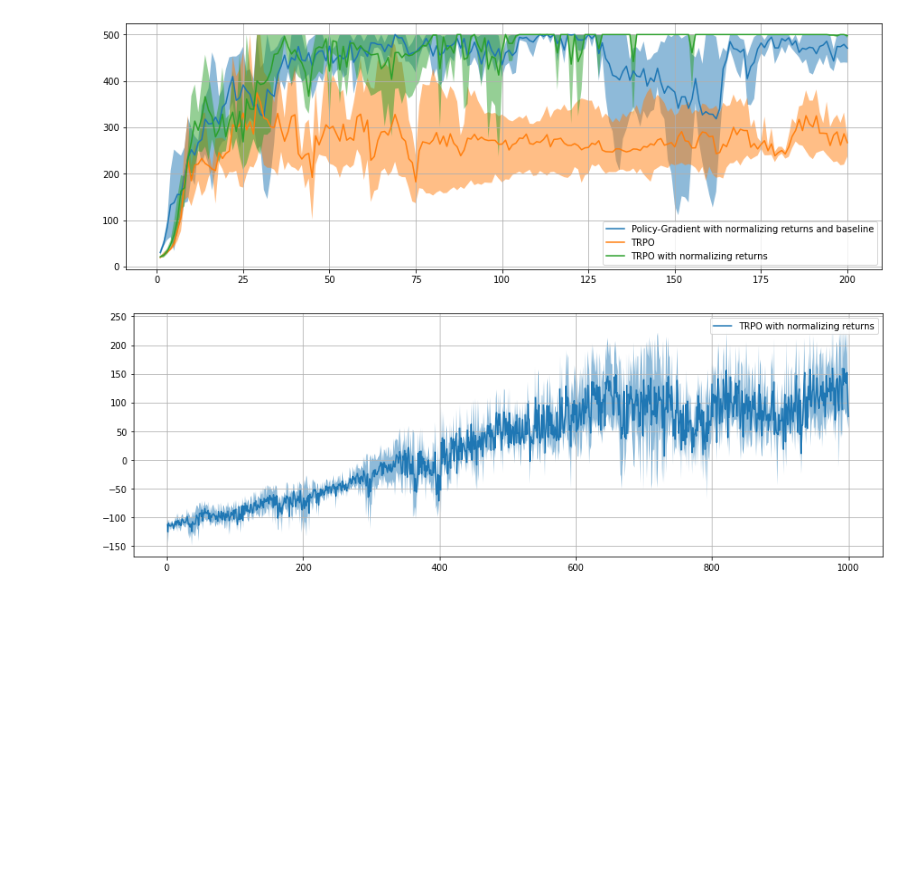
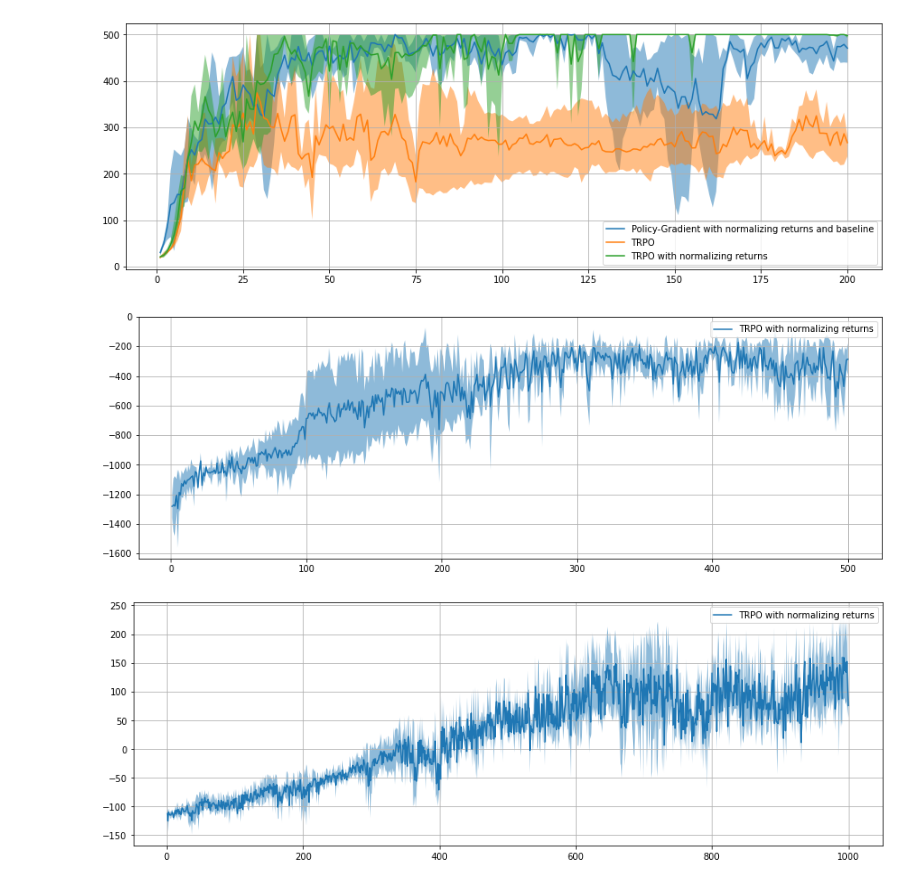
Before and after one commit to hcnoh/rl-collection-pytorch, a Jupyter notebook: results.ipynb, the cells around one changed output. Cells and saved outputs as stored; diff of their text form; code cells hidden in the pictures; blank space fills up the shorter version.

Commit message:
added the pendulum result and modified trpo.py

```diff
--- a/results.ipynb
+++ b/results.ipynb
@@ -148,6 +148,34 @@ plt.legend(loc='best')
 plt.show()
 # %% [output]
 [figure]
+# %%
+ckpt_path_list = [
+    ".ckpts/trpo/Pendulum-v0-0/",
+]
+label_list = ["TRPO with normalizing returns"]
+
+plt.figure(figsize=[15, 5], facecolor="white")
+for i, ckpt_path in enumerate(ckpt_path_list):
+    results = []
+    for j in range(3):
+        with open(ckpt_path + "results_%i.pkl" % j, "rb") as f:
+            results.append(pickle.load(f))
+
+    results = np.array(results)
+
+    plt.plot(range(1, results.shape[1] + 1), np.mean(results, axis=0), label=label_list[i])
+    plt.fill_between(
+        range(1, results.shape[1] + 1),
+        np.mean(results, axis=0) - np.std(results, axis=0),
+        np.mean(results, axis=0) + np.std(results, axis=0),
+        alpha=.5
+    )
+
+plt.grid()
+plt.legend(loc='best')
+plt.show()
+# %% [output]
+[figure, added]
 # %%
 ckpt_path_list = [
     ".ckpts/trpo/BipedalWalker-v3-0/",
```
Also changed, not shown: 5 other files.
